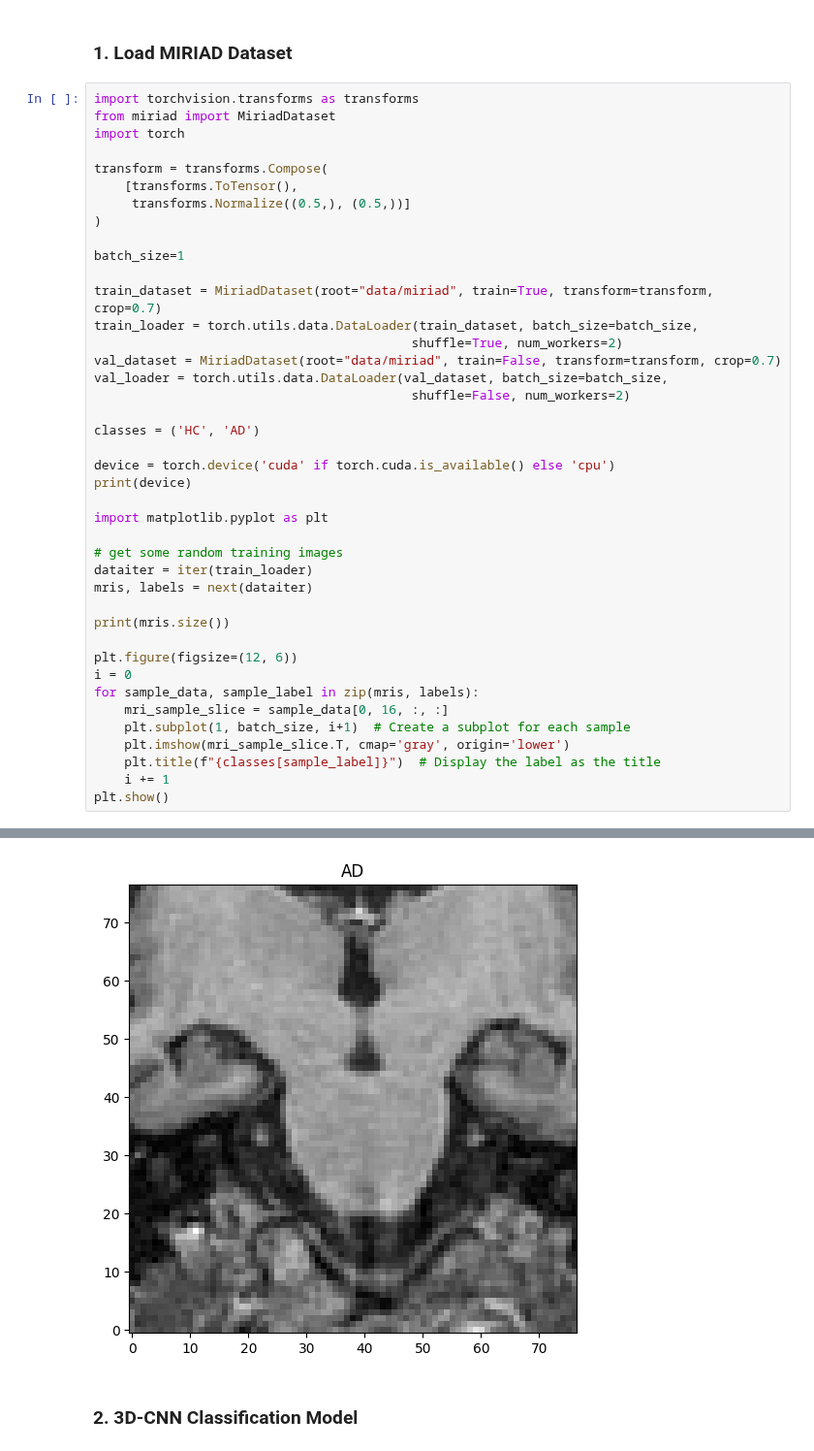
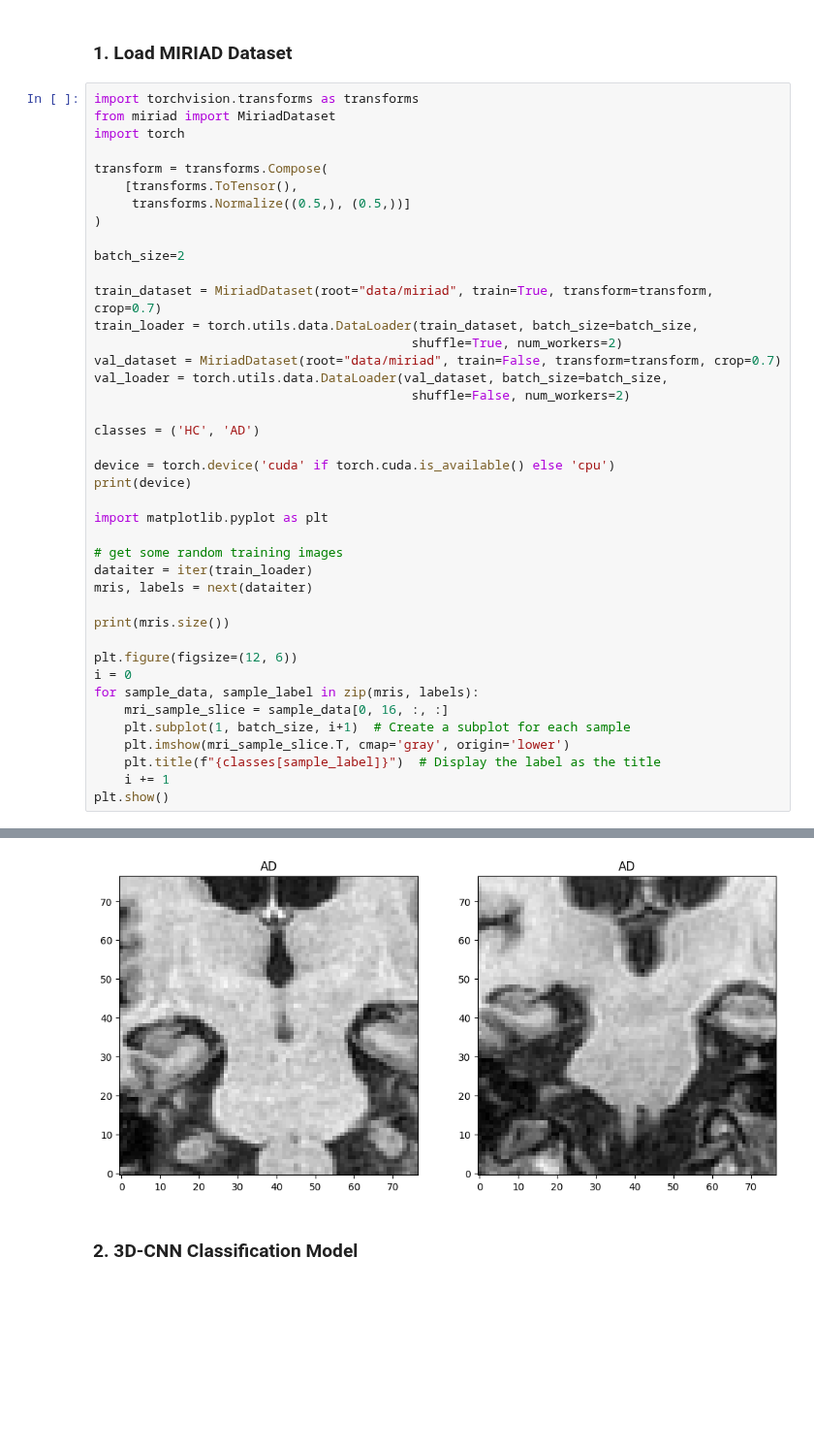
Before and after one commit to KnightTec/mlmi-project, a Jupyter notebook: mri_classifier.ipynb, the cells around one changed output, grey strips where cells are left out. Shown at 97% size. Drawn from its saved outputs; the diff is of its cells as text; blank space fills up the shorter version.

```diff
--- a/mri_classifier.ipynb
+++ b/mri_classifier.ipynb
@@ -13,7 +16,7 @@ transform = transforms.Compose(
      transforms.Normalize((0.5,), (0.5,))]
 )
 
-batch_size=1
+batch_size=2
 
 train_dataset = MiriadDataset(root="data/miriad", train=True, transform=transform, crop=0.7)
 train_loader = torch.utils.data.DataLoader(train_dataset, batch_size=batch_size,
@@ -50,4 +53,4 @@ torch.Size([1, 1, 37, 77, 77])
-[figure, old version]
+[figure, new version]
 # %% [markdown]
 ### 2. 3D-CNN Classification Model
 # %%
```
Also changed, not shown: parts of 4 cells of this notebook, 2 other files.
